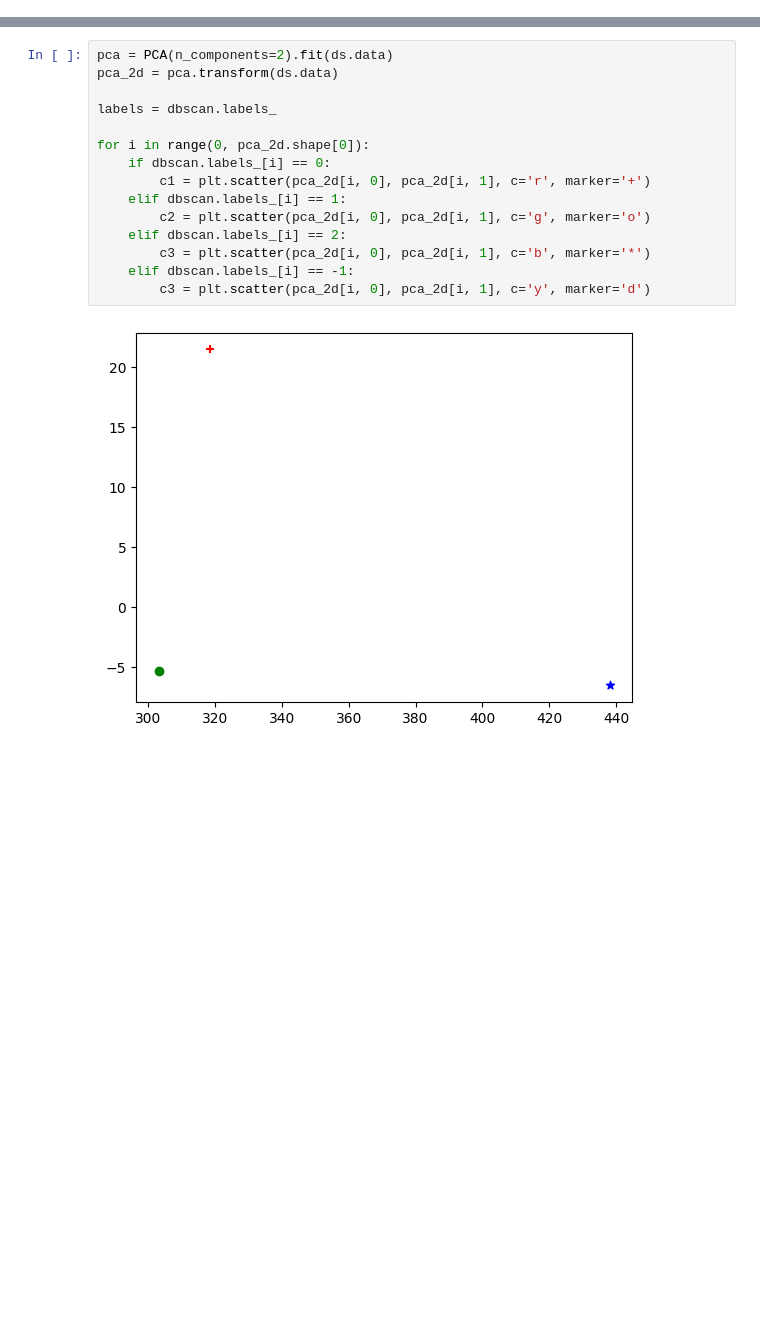
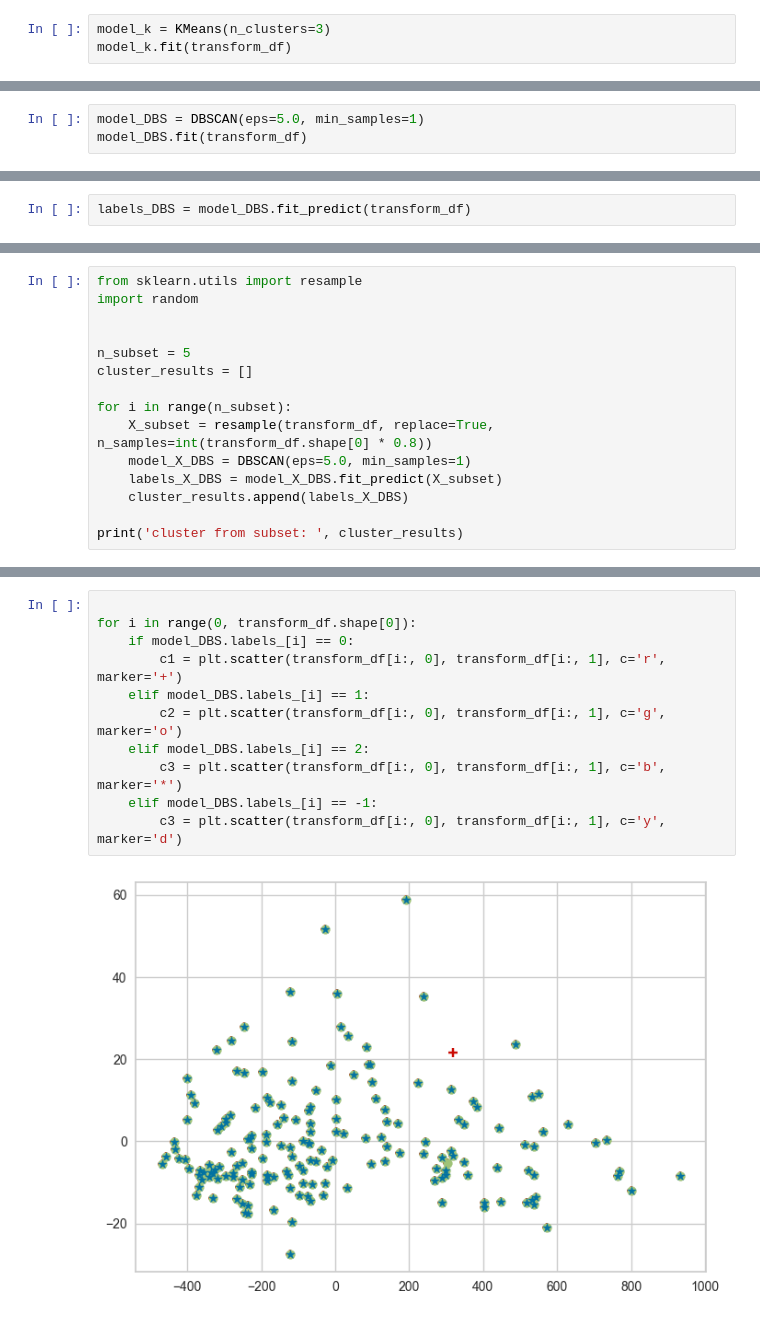
Before and after one commit to playnik94/PDS_3_DZ_Liashenko, a Jupyter notebook: Lesson_42/dz_42_2.ipynb, the cells around one changed output, grey strips where cells are left out. Cells and saved outputs as stored; diff of their text form; blank space fills up the shorter version.

```diff
--- a/Lesson_42/dz_42_2.ipynb
+++ b/Lesson_42/dz_42_2.ipynb
@@ -17,0 +28,3 @@ KMeans(n_clusters=3)
+# %%
+model_k = KMeans(n_clusters=3)
+model_k.fit(transform_df)
@@ -67,0 +103,3 @@ DBSCAN(eps=0.3, min_samples=1)
+# %%
+model_DBS = DBSCAN(eps=5.0, min_samples=1)
+model_DBS.fit(transform_df)
@@ -67,0 +108,2 @@ DBSCAN(eps=0.3, min_samples=1)
+# %%
+labels_DBS = model_DBS.fit_predict(transform_df)
@@ -67,0 +126,15 @@ DBSCAN(eps=0.3, min_samples=1)
+# %%
+from sklearn.utils import resample
+import random
+
+
+n_subset = 5
+cluster_results = []
+
+for i in range(n_subset):
+    X_subset = resample(transform_df, replace=True, n_samples=int(transform_df.shape[0] * 0.8))
+    model_X_DBS = DBSCAN(eps=5.0, min_samples=1)
+    labels_X_DBS = model_X_DBS.fit_predict(X_subset)
+    cluster_results.append(labels_X_DBS)
+
+print('cluster from subset: ', cluster_results)
@@ -68,17 +159,13 @@ DBSCAN(eps=0.3, min_samples=1)
 # %%
-pca = PCA(n_components=2).fit(ds.data)
-pca_2d = pca.transform(ds.data)
 
-labels = dbscan.labels_
-
-for i in range(0, pca_2d.shape[0]):
-    if dbscan.labels_[i] == 0:
-        c1 = plt.scatter(pca_2d[i, 0], pca_2d[i, 1], c='r', marker='+')
-    elif dbscan.labels_[i] == 1:
-        c2 = plt.scatter(pca_2d[i, 0], pca_2d[i, 1], c='g', marker='o')
-    elif dbscan.labels_[i] == 2:
-        c3 = plt.scatter(pca_2d[i, 0], pca_2d[i, 1], c='b', marker='*')
-    elif dbscan.labels_[i] == -1:
-        c3 = plt.scatter(pca_2d[i, 0], pca_2d[i, 1], c='y', marker='d')
+for i in range(0, transform_df.shape[0]):
+    if model_DBS.labels_[i] == 0:
+        c1 = plt.scatter(transform_df[i:, 0], transform_df[i:, 1], c='r', marker='+')
+    elif model_DBS.labels_[i] == 1:
+        c2 = plt.scatter(transform_df[i:, 0], transform_df[i:, 1], c='g', marker='o')
+    elif model_DBS.labels_[i] == 2:
+        c3 = plt.scatter(transform_df[i:, 0], transform_df[i:, 1], c='b', marker='*')
+    elif model_DBS.labels_[i] == -1:
+        c3 = plt.scatter(transform_df[i:, 0], transform_df[i:, 1], c='y', marker='d')
 # %% [output]
-[figure, old version]
+[figure, new version]
```
Also changed, not shown: parts of 26 cells of this notebook.
